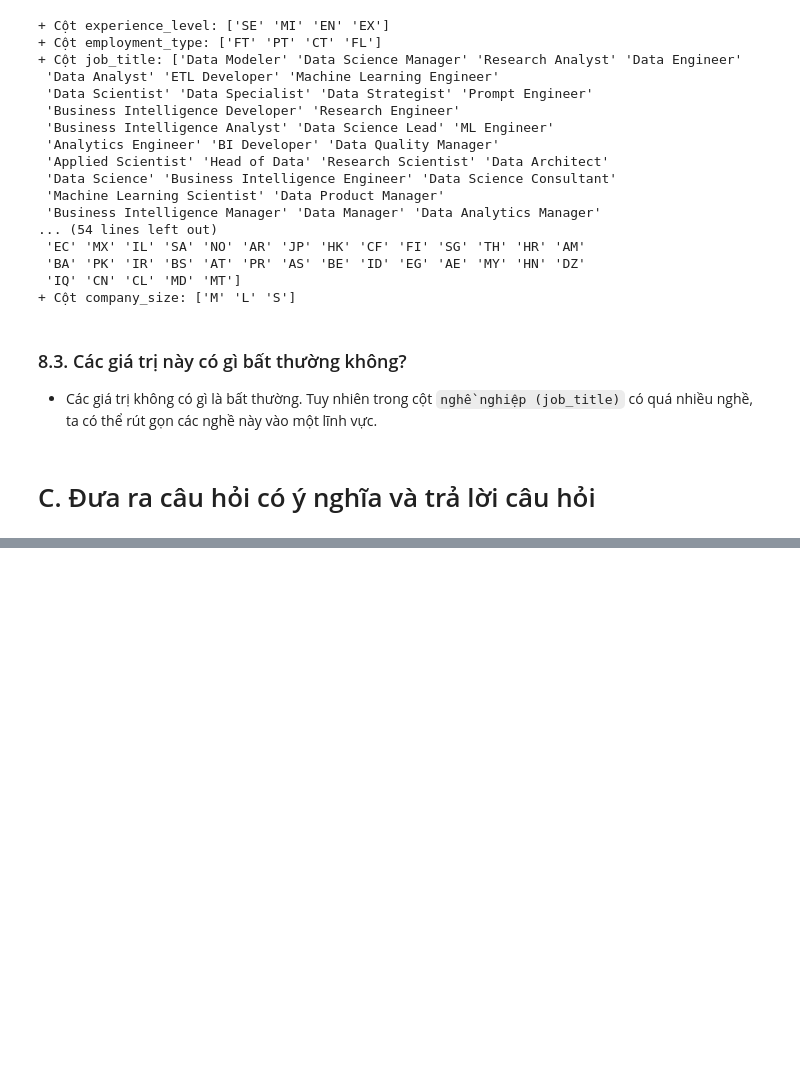
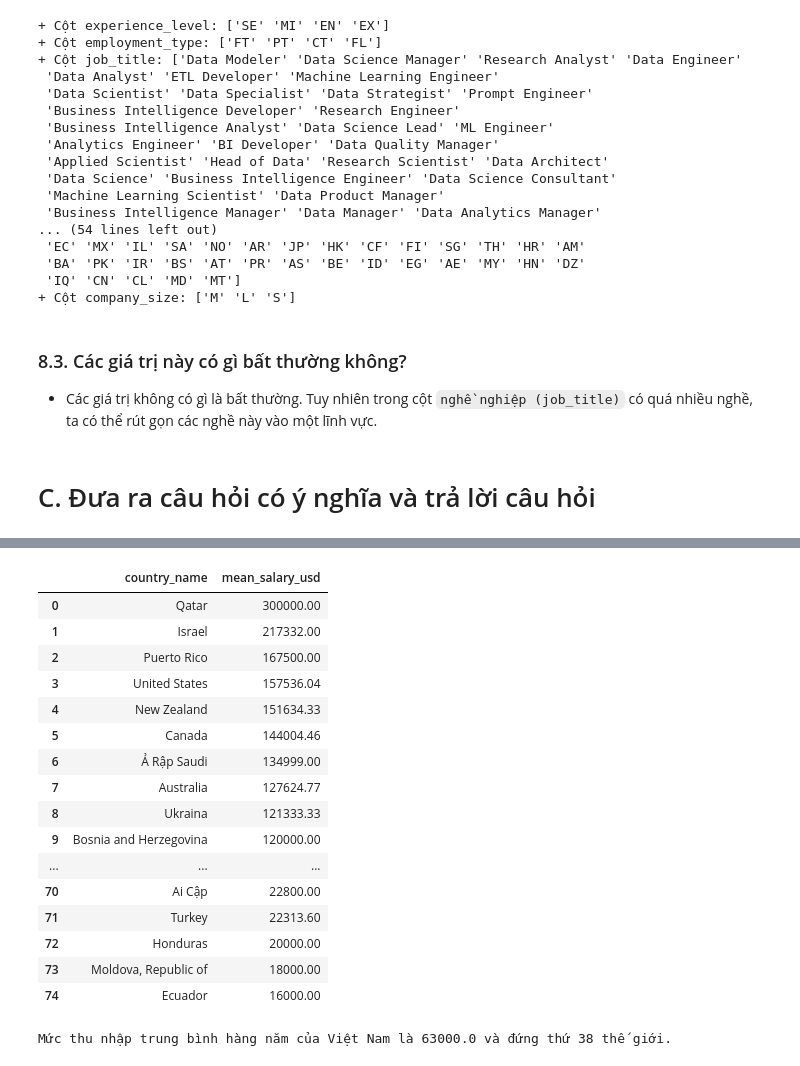
Before and after one commit to HoangNguyen31/P4DS_Final-Project, a Jupyter notebook: Project.ipynb, the cells around one changed output, grey strips where cells are left out. Drawn from its saved outputs; the diff is of its cells as text; code cells hidden in the pictures; blank space fills up the shorter version.

```diff
--- a/Project.ipynb
+++ b/Project.ipynb
@@ -14,6 +14,9 @@ import numpy as np
 import pandas as pd
 import matplotlib.pyplot as plt
 import seaborn as sns
+
+pd.set_option("display.max_rows", 500)
+pd.set_option("display.max_columns", 500)
 # %% [markdown]
 # B. Khám phá dữ liệu
 # %% [markdown]
@@ -183,0 +197,37 @@ for column in categorical_df.columns:
+# %%
+iso = pd.read_html("https://vi.wikipedia.org/wiki/ISO_3166-1_alpha-2", match="Alpha-2")[0]
+iso.rename(columns={"Tên quốc gia": "country_name"}, inplace=True)
+iso.drop(["Ghi chú"], axis=1, inplace=True)
+
+df_iso = pd.merge(df, iso, left_on="company_location", right_on="Alpha-2", how="left")
+
+average_salary_by_country = df_iso.groupby("country_name")["salary_in_usd"].mean().reset_index()
+average_salary_by_country.rename(columns={"salary_in_usd": "mean_salary_usd"}, inplace=True)
+average_salary_by_country["mean_salary_usd"] = average_salary_by_country["mean_salary_usd"].round(2)
+average_salary_by_country = average_salary_by_country.sort_values(by="mean_salary_usd", ascending=False).reset_index(drop=True)
+average_salary_by_country
+# %% [output]
+|  | country_name | mean_salary_usd |
+| 0 | Qatar | 300000.00 |
+| 1 | Israel | 217332.00 |
+| 2 | Puerto Rico | 167500.00 |
+| 3 | United States | 157536.04 |
+| 4 | New Zealand | 151634.33 |
+| 5 | Canada | 144004.46 |
+| 6 | Ả Rập Saudi | 134999.00 |
+| 7 | Australia | 127624.77 |
+| 8 | Ukraina | 121333.33 |
+| 9 | Bosnia and Herzegovina | 120000.00 |
+| ... | ... | ... |
+| 70 | Ai Cập | 22800.00 |
+| 71 | Turkey | 22313.60 |
+| 72 | Honduras | 20000.00 |
+| 73 | Moldova, Republic of | 18000.00 |
+| 74 | Ecuador | 16000.00 |
+# %%
+vn_salary = average_salary_by_country.loc[average_salary_by_country["country_name"] == "Viet Nam"]
+salary = vn_salary["mean_salary_usd"].values[0]
+index = vn_salary["mean_salary_usd"].index[0] + 1
+print(f"Mức thu nhập trung bình hàng năm của Việt Nam là {salary} và đứng thứ {index} thế giới.")
+# %% [output]
+Mức thu nhập trung bình hàng năm của Việt Nam là 63000.0 và đứng thứ 38 thế giới.
```
Also changed, not shown: parts of 3 cells of this notebook.
